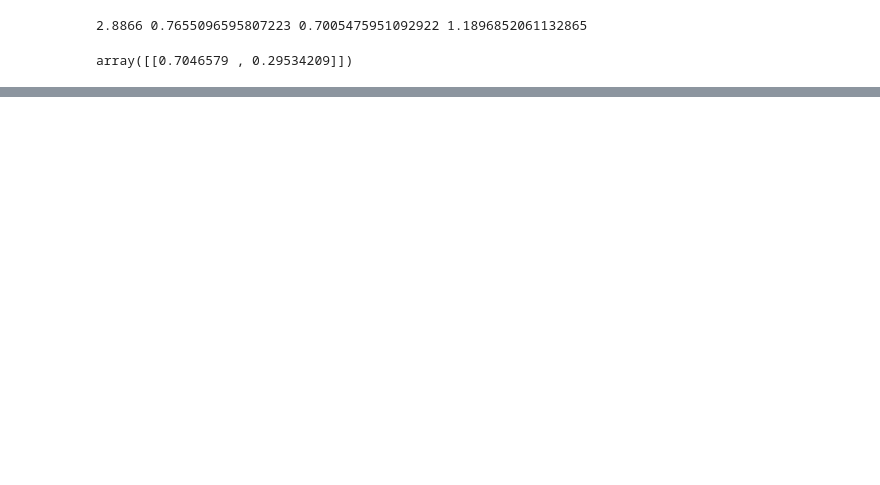
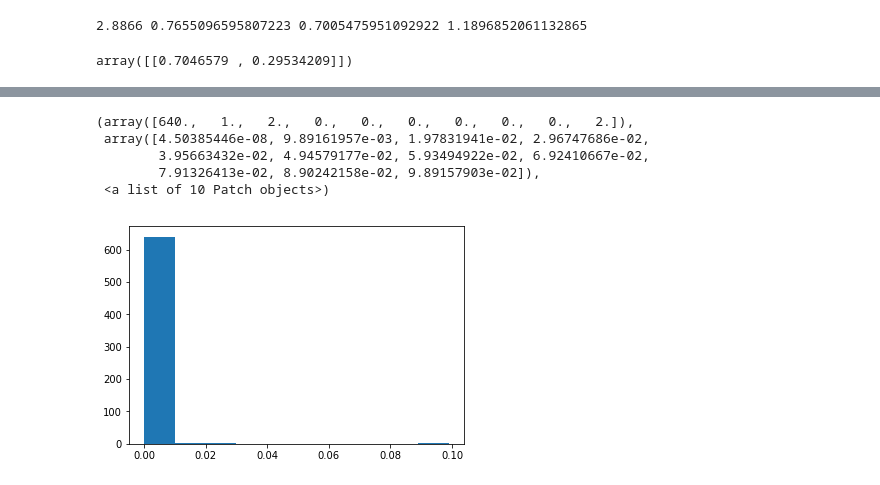
Before and after one commit to mwufi/spatial-structural-change, a Jupyter notebook: Condensed.ipynb, the cells around one changed output, grey strips where cells are left out. Saved outputs shown, nothing was run; the diff lists cells and outputs as text; code cells hidden in the pictures; blank space fills up the shorter version.

```diff
--- a/Condensed.ipynb
+++ b/Condensed.ipynb
@@ -364,0 +411,9 @@ array([[[0.016046 , 0.017023 , 0.019343 , ..., 0.036643 , 0.05426  ,
+# %%
+plt.hist(skills[t,H])
+# %% [output]
+(array([640.,   1.,   2.,   0.,   0.,   0.,   0.,   0.,   0.,   2.]),
+ array([4.50385446e-08, 9.89161957e-03, 1.97831941e-02, 2.96747686e-02,
+        3.95663432e-02, 4.94579177e-02, 5.93494922e-02, 6.92410667e-02,
+        7.91326413e-02, 8.90242158e-02, 9.89157903e-02]),
+ <a list of 10 Patch objects>)
+[figure, added]
```
Also changed, not shown: parts of 13 cells of this notebook, 2 other files.
